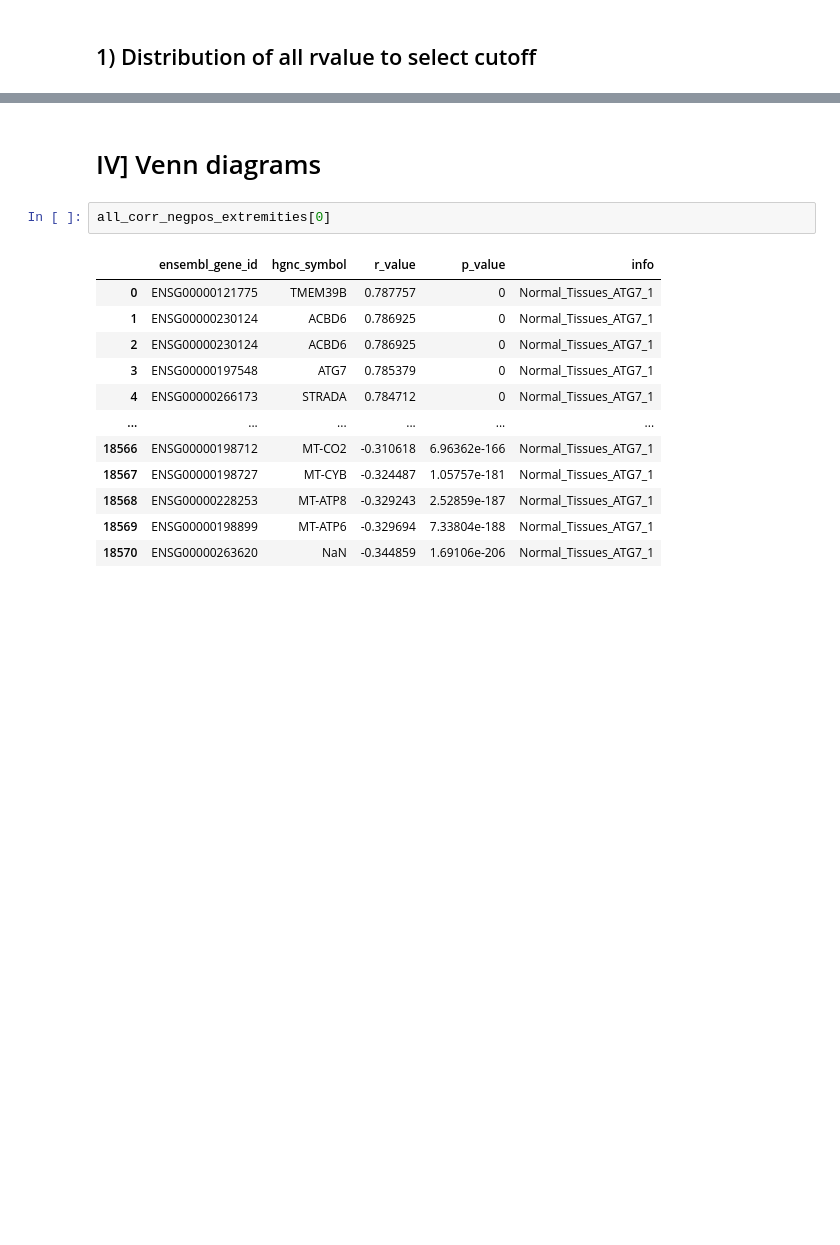
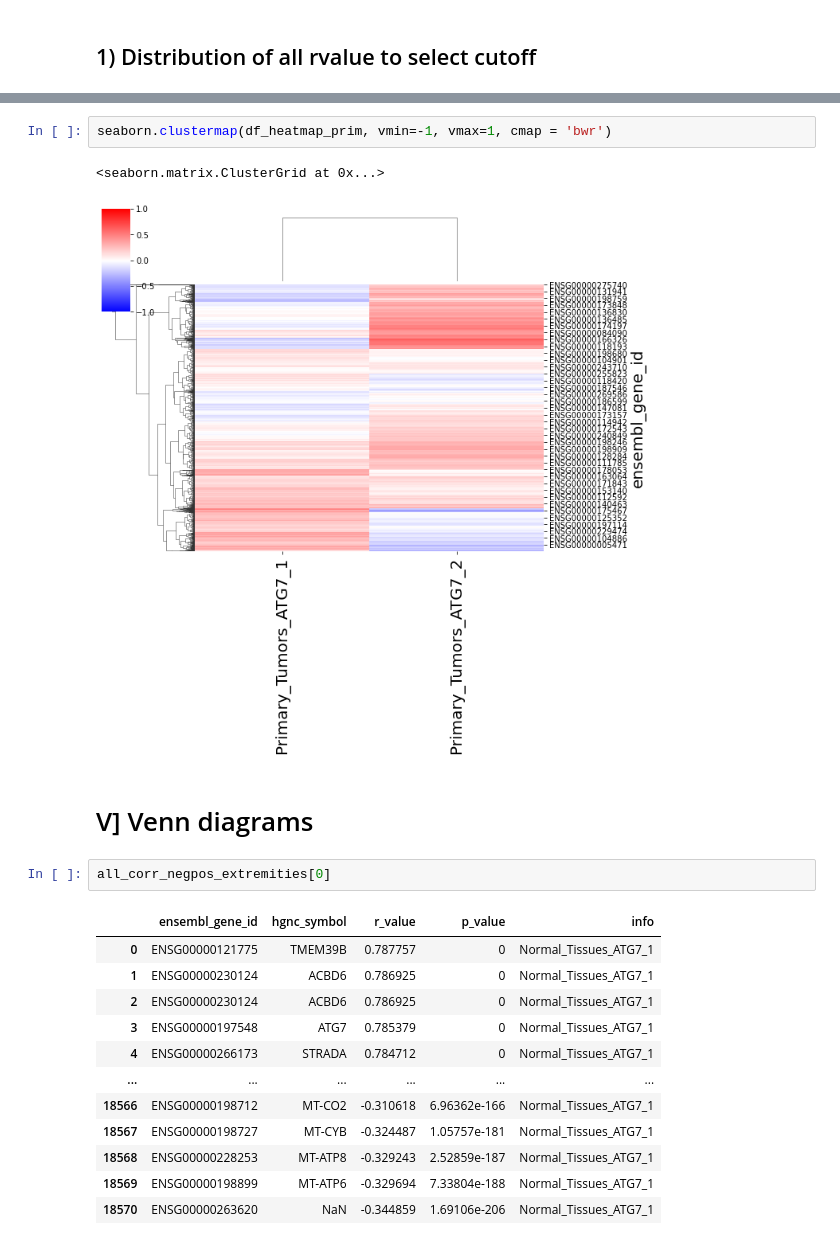
Before and after one commit to Keviosta/Article_short_isoform_ATG7_private, a Jupyter notebook: ATG7/atg7_all_tissue_analyse/ATG7_correlated_genes/all_organs_ATG7_isoform_correlation.ipynb, the cells around one changed output, grey strips where cells are left out. Saved outputs shown, nothing was run; the diff lists cells and outputs as text; blank space fills up the shorter version.

```diff
--- a/ATG7/atg7_all_tissue_analyse/ATG7_correlated_genes/all_organs_ATG7_isoform_correlation.ipynb
+++ b/ATG7/atg7_all_tissue_analyse/ATG7_correlated_genes/all_organs_ATG7_isoform_correlation.ipynb
@@ -281,5 +360,10 @@ for df in all_corr_negpos_merged:
+# %%
+seaborn.clustermap(df_heatmap_prim, vmin=-1, vmax=1, cmap = 'bwr')
+# %% [output]
+<seaborn.matrix.ClusterGrid at 0x...>
+[figure, added]
 # %% [markdown]
-# IV] Venn diagrams
+# V] Venn diagrams
 # %%
 all_corr_negpos_extremities[0]
 # %% [output]
```
Also changed, not shown: parts of 11 cells of this notebook.
